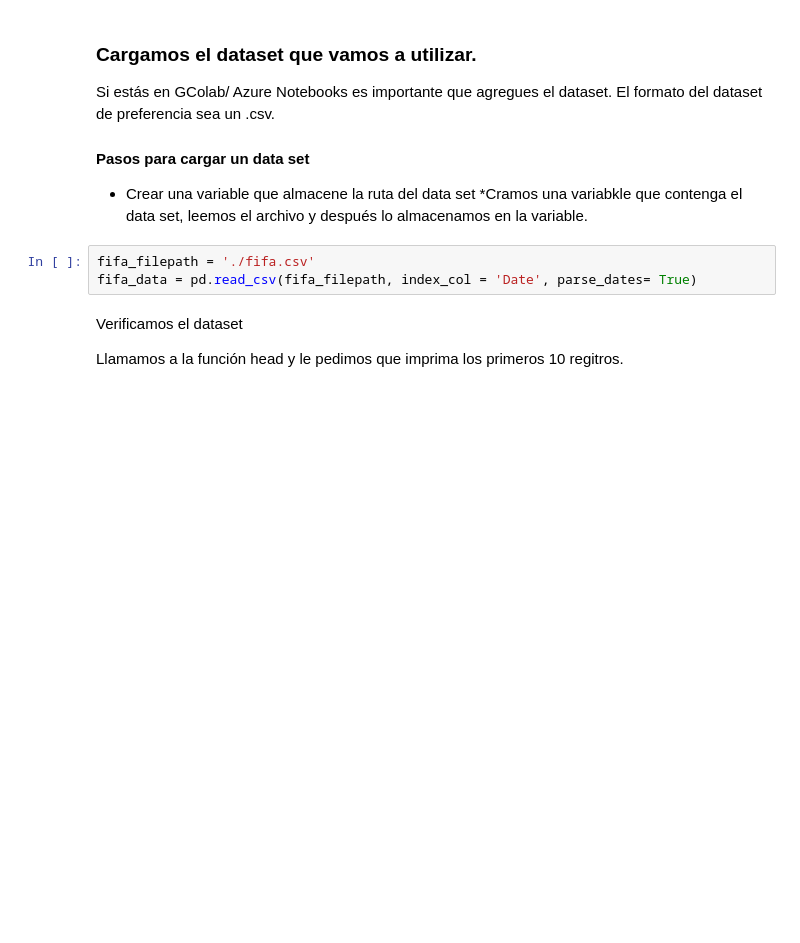
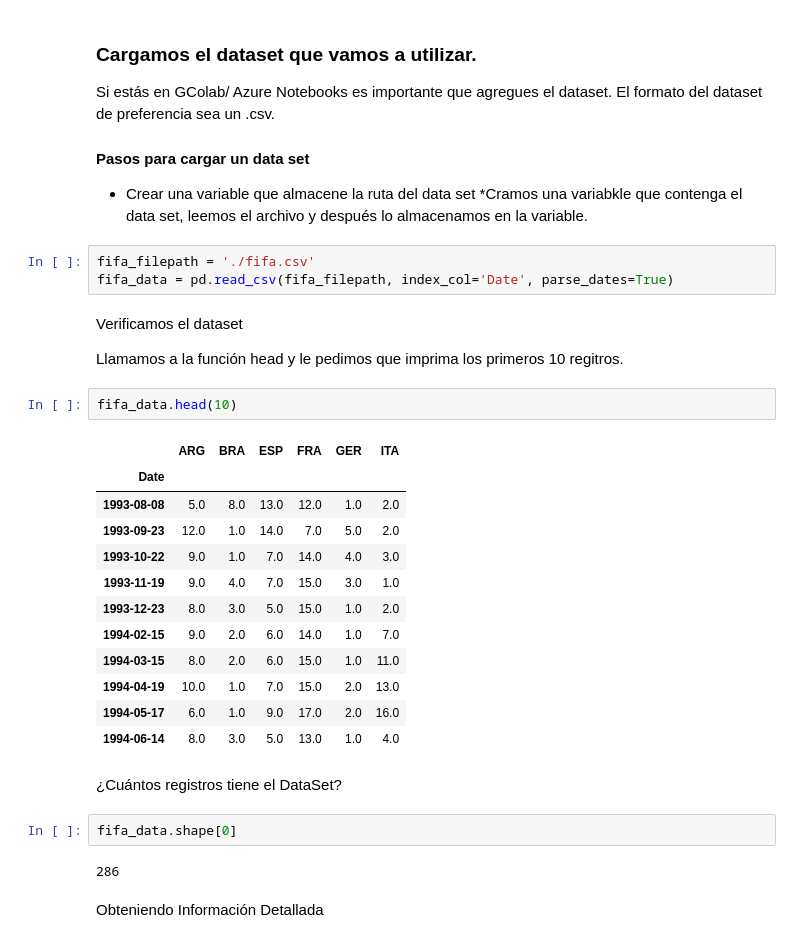
Before and after one commit to DulceMarinG/TallerData, a Jupyter notebook: Taller_de_Data.ipynb, the cells around one changed output. Saved outputs shown, nothing was run; the diff lists cells and outputs as text; blank space fills up the shorter version.

```diff
--- a/Taller_de_Data.ipynb
+++ b/Taller_de_Data.ipynb
@@ -42,8 +42,31 @@ El formato del dataset de preferencia sea un .csv.
 *Cramos una variabkle que contenga el data set, leemos el archivo y después lo almacenamos en la variable.
 # %%
 fifa_filepath = './fifa.csv'
-fifa_data = pd.read_csv(fifa_filepath, index_col = 'Date', parse_dates= True)
+fifa_data = pd.read_csv(fifa_filepath, index_col='Date', parse_dates=True)
 # %% [markdown]
 Verificamos el dataset
 
 Llamamos a la función head y le pedimos que imprima los primeros 10 regitros.
+# %%
+fifa_data.head(10)
+# %% [output]
+|  | ARG | BRA | ESP | FRA | GER | ITA |
+| Date |  |  |  |  |  |  |
+| 1993-08-08 | 5.0 | 8.0 | 13.0 | 12.0 | 1.0 | 2.0 |
+| 1993-09-23 | 12.0 | 1.0 | 14.0 | 7.0 | 5.0 | 2.0 |
+| 1993-10-22 | 9.0 | 1.0 | 7.0 | 14.0 | 4.0 | 3.0 |
+| 1993-11-19 | 9.0 | 4.0 | 7.0 | 15.0 | 3.0 | 1.0 |
+| 1993-12-23 | 8.0 | 3.0 | 5.0 | 15.0 | 1.0 | 2.0 |
+| 1994-02-15 | 9.0 | 2.0 | 6.0 | 14.0 | 1.0 | 7.0 |
+| 1994-03-15 | 8.0 | 2.0 | 6.0 | 15.0 | 1.0 | 11.0 |
+| 1994-04-19 | 10.0 | 1.0 | 7.0 | 15.0 | 2.0 | 13.0 |
+| 1994-05-17 | 6.0 | 1.0 | 9.0 | 17.0 | 2.0 | 16.0 |
+| 1994-06-14 | 8.0 | 3.0 | 5.0 | 13.0 | 1.0 | 4.0 |
+# %% [markdown]
+¿Cuántos registros tiene el DataSet?
+# %%
+fifa_data.shape[0]
+# %% [output]
+286
+# %% [markdown]
+Obteniendo Información Detallada
```
Also changed, not shown: parts of 22 cells of this notebook.
